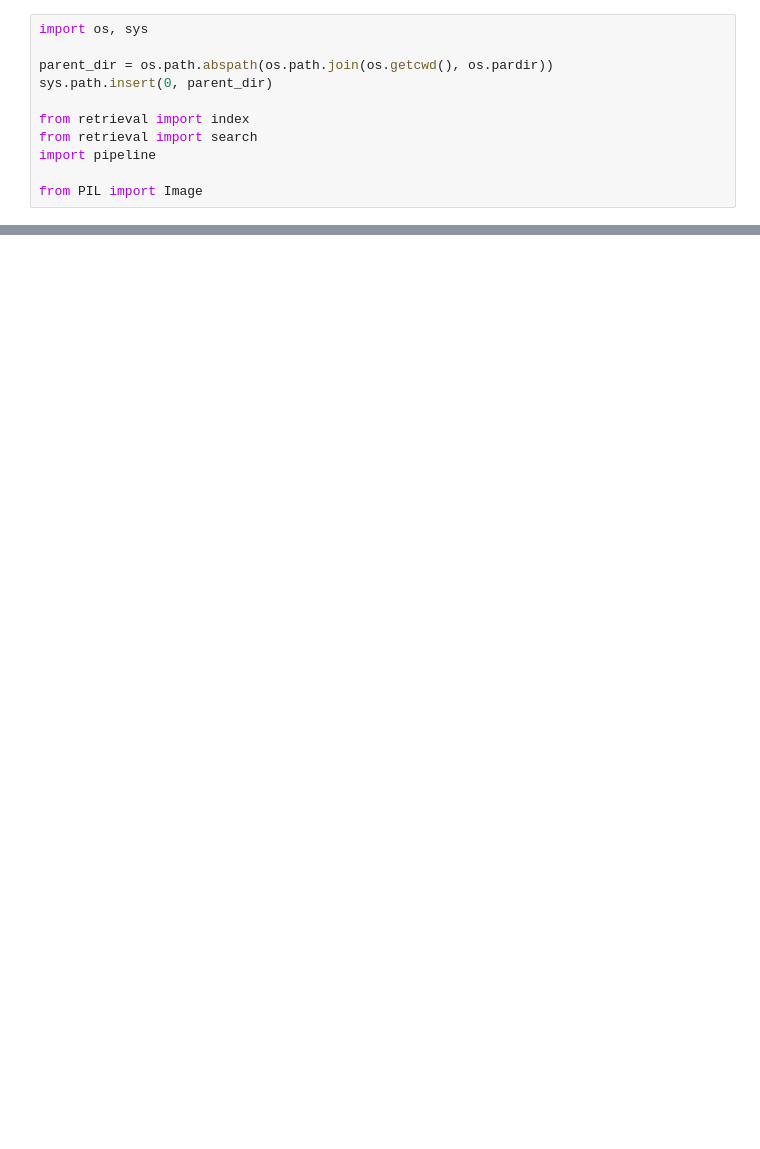
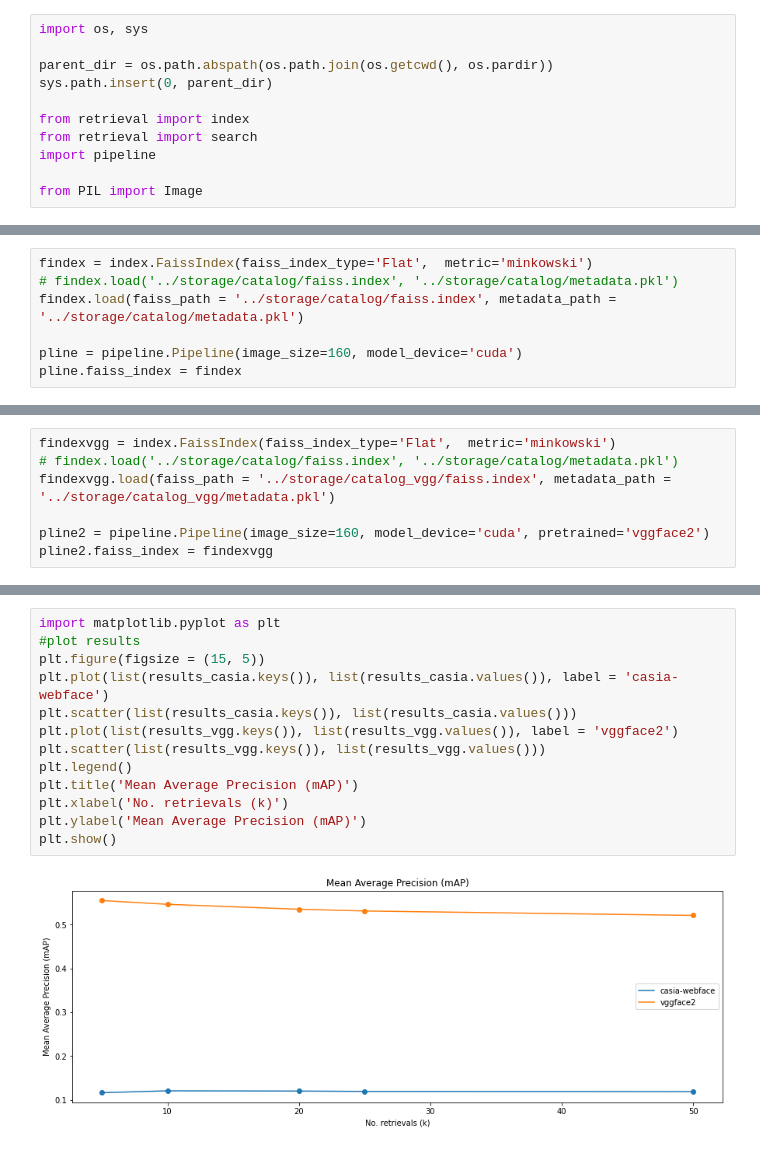
Before and after one commit to kaneelgit/senevirathne-kaneel-EN705603, a Jupyter notebook: ironclad/notebooks/embedding_analysis.ipynb, the cells around one changed output, grey strips where cells are left out. Saved outputs shown, nothing was run; the diff lists cells and outputs as text; blank space fills up the shorter version.

Commit message:
model analysis

```diff
--- a/ironclad/notebooks/embedding_analysis.ipynb
+++ b/ironclad/notebooks/embedding_analysis.ipynb
@@ -47,0 +18,7 @@ pline.faiss_index
+# %%
+findex = index.FaissIndex(faiss_index_type='Flat',  metric='minkowski')
+# findex.load('../storage/catalog/faiss.index', '../storage/catalog/metadata.pkl')
+findex.load(faiss_path = '../storage/catalog/faiss.index', metadata_path = '../storage/catalog/metadata.pkl')
+
+pline = pipeline.Pipeline(image_size=160, model_device='cuda')
+pline.faiss_index = findex
@@ -47,0 +84,7 @@ pline.faiss_index
+# %%
+findexvgg = index.FaissIndex(faiss_index_type='Flat',  metric='minkowski')
+# findex.load('../storage/catalog/faiss.index', '../storage/catalog/metadata.pkl')
+findexvgg.load(faiss_path = '../storage/catalog_vgg/faiss.index', metadata_path = '../storage/catalog_vgg/metadata.pkl')
+
+pline2 = pipeline.Pipeline(image_size=160, model_device='cuda', pretrained='vggface2')
+pline2.faiss_index = findexvgg
@@ -47,0 +146,15 @@ pline.faiss_index
+# %%
+import matplotlib.pyplot as plt
+#plot results
+plt.figure(figsize = (15, 5))
+plt.plot(list(results_casia.keys()), list(results_casia.values()), label = 'casia-webface')
+plt.scatter(list(results_casia.keys()), list(results_casia.values()))
+plt.plot(list(results_vgg.keys()), list(results_vgg.values()), label = 'vggface2')
+plt.scatter(list(results_vgg.keys()), list(results_vgg.values()))
+plt.legend()
+plt.title('Mean Average Precision (mAP)')
+plt.xlabel('No. retrievals (k)')
+plt.ylabel('Mean Average Precision (mAP)')
+plt.show()
+# %% [output]
+[figure, added]
```
Also changed, not shown: parts of 12 cells of this notebook, 1 other file.
